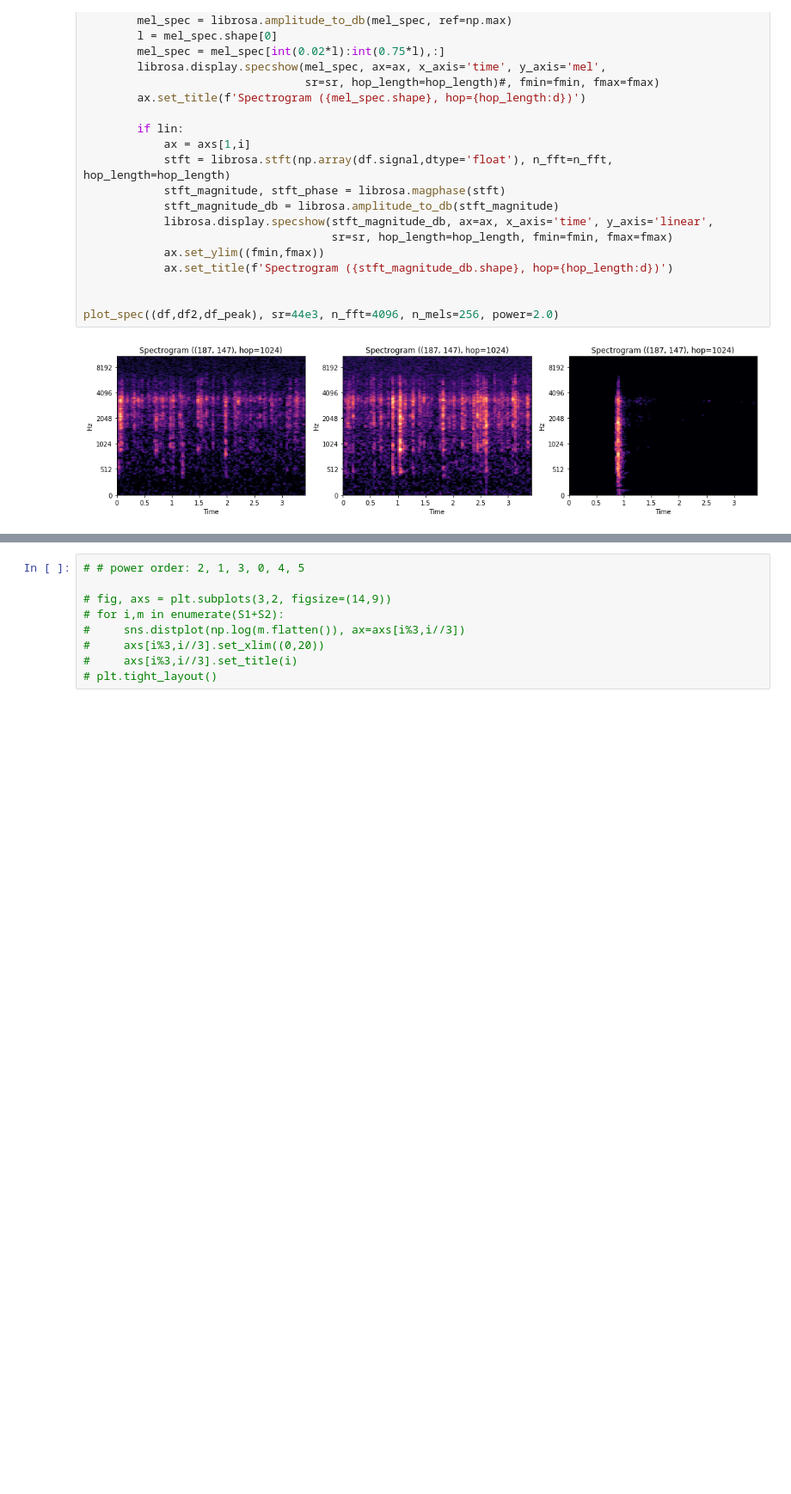
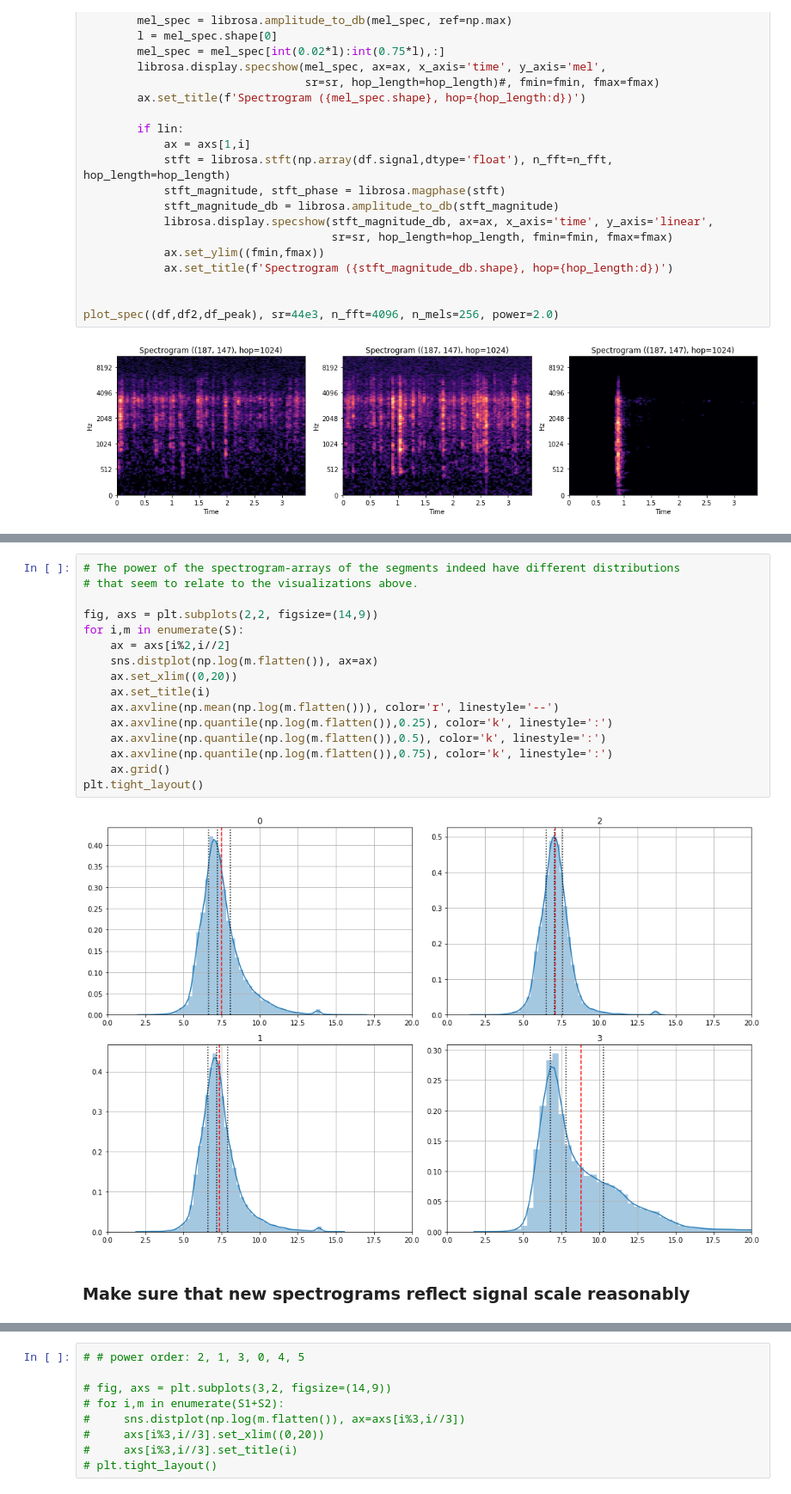
Before and after one commit to ido90/Earthquakes, a Jupyter notebook: Spectrogram/Spectrogram_librosa.ipynb, the cells around one changed output, grey strips where cells are left out. Shown at 86% size. Drawn from its saved outputs; the diff is of its cells as text; blank space fills up the shorter version.

```diff
--- a/Spectrogram/Spectrogram_librosa.ipynb
+++ b/Spectrogram/Spectrogram_librosa.ipynb
@@ -297,0 +303,20 @@ normalizing the to_db() with const 10^8 looks fine, but still needs to verify th
+# %%
+# The power of the spectrogram-arrays of the segments indeed have different distributions
+# that seem to relate to the visualizations above.
+
+fig, axs = plt.subplots(2,2, figsize=(14,9))
+for i,m in enumerate(S):
+    ax = axs[i%2,i//2]
+    sns.distplot(np.log(m.flatten()), ax=ax)
+    ax.set_xlim((0,20))
+    ax.set_title(i)
+    ax.axvline(np.mean(np.log(m.flatten())), color='r', linestyle='--')
+    ax.axvline(np.quantile(np.log(m.flatten()),0.25), color='k', linestyle=':')
+    ax.axvline(np.quantile(np.log(m.flatten()),0.5), color='k', linestyle=':')
+    ax.axvline(np.quantile(np.log(m.flatten()),0.75), color='k', linestyle=':')
+    ax.grid()
+plt.tight_layout()
+# %% [output]
+[figure, added]
+# %% [markdown]
+### Make sure that new spectrograms reflect signal scale reasonably
```
Also changed, not shown: parts of 15 cells of this notebook.
